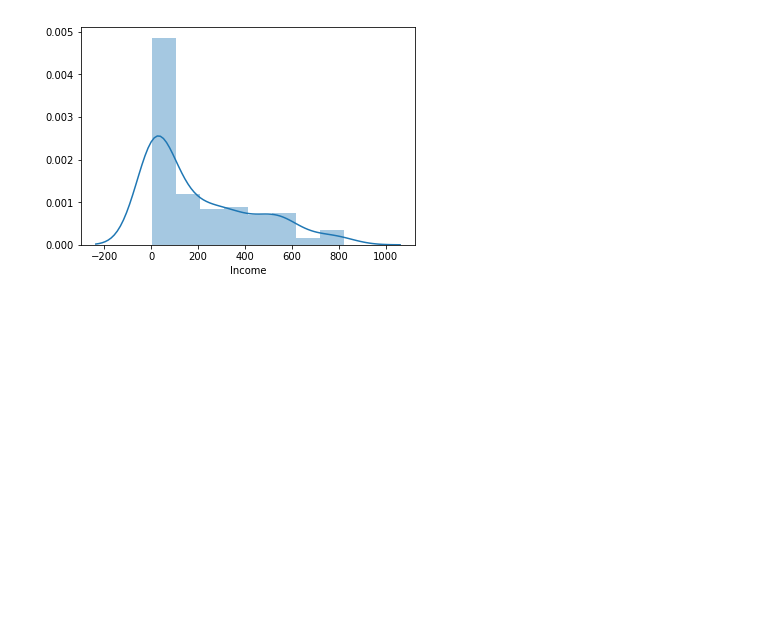
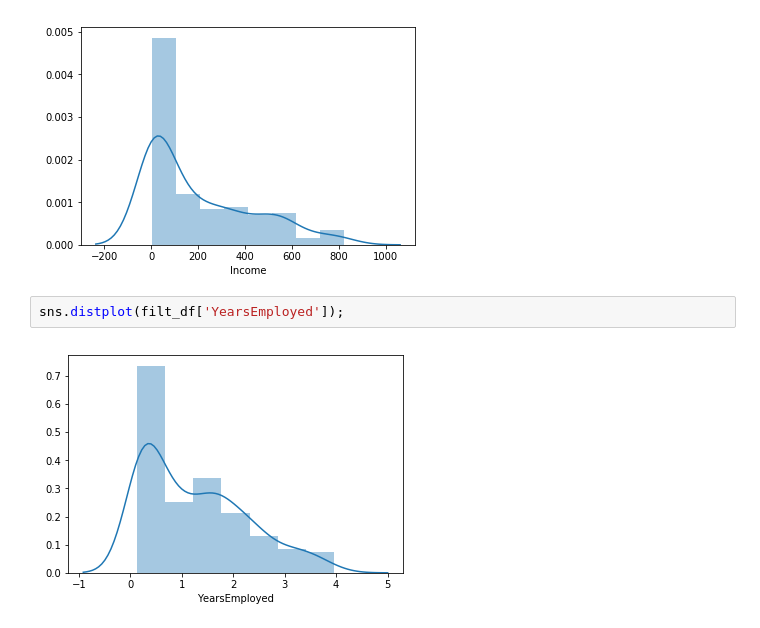
Before and after one commit to SaifRehman/naive-classifier, a Jupyter notebook: credit card.ipynb, the cells around one changed output. Saved outputs shown, nothing was run; the diff lists cells and outputs as text; blank space fills up the shorter version.

```diff
--- a/credit card.ipynb
+++ b/credit card.ipynb
@@ -209,3 +213,7 @@ data1 is not normally distributed
 sns.distplot(filt_df['Income']);
 # %% [output]
 [figure]
+# %%
+sns.distplot(filt_df['YearsEmployed']);
+# %% [output]
+[figure, added]
```
Also changed, not shown: parts of 3 cells of this notebook.
